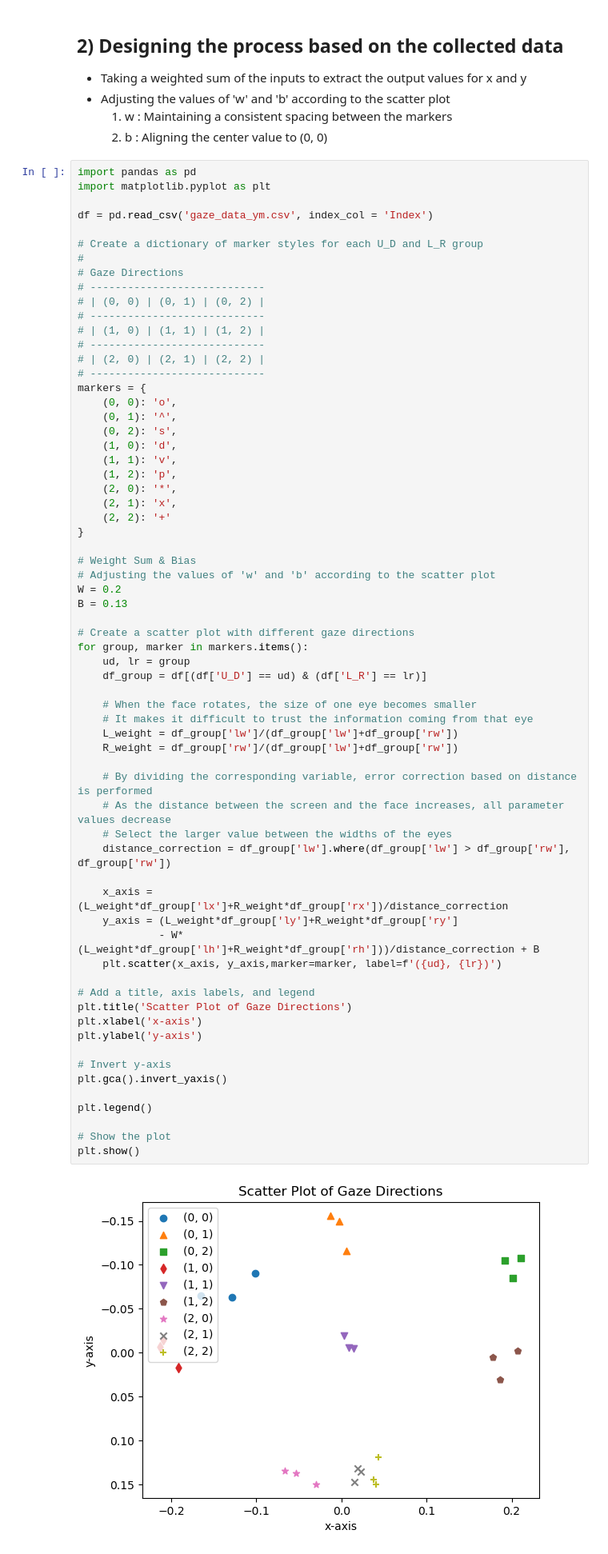
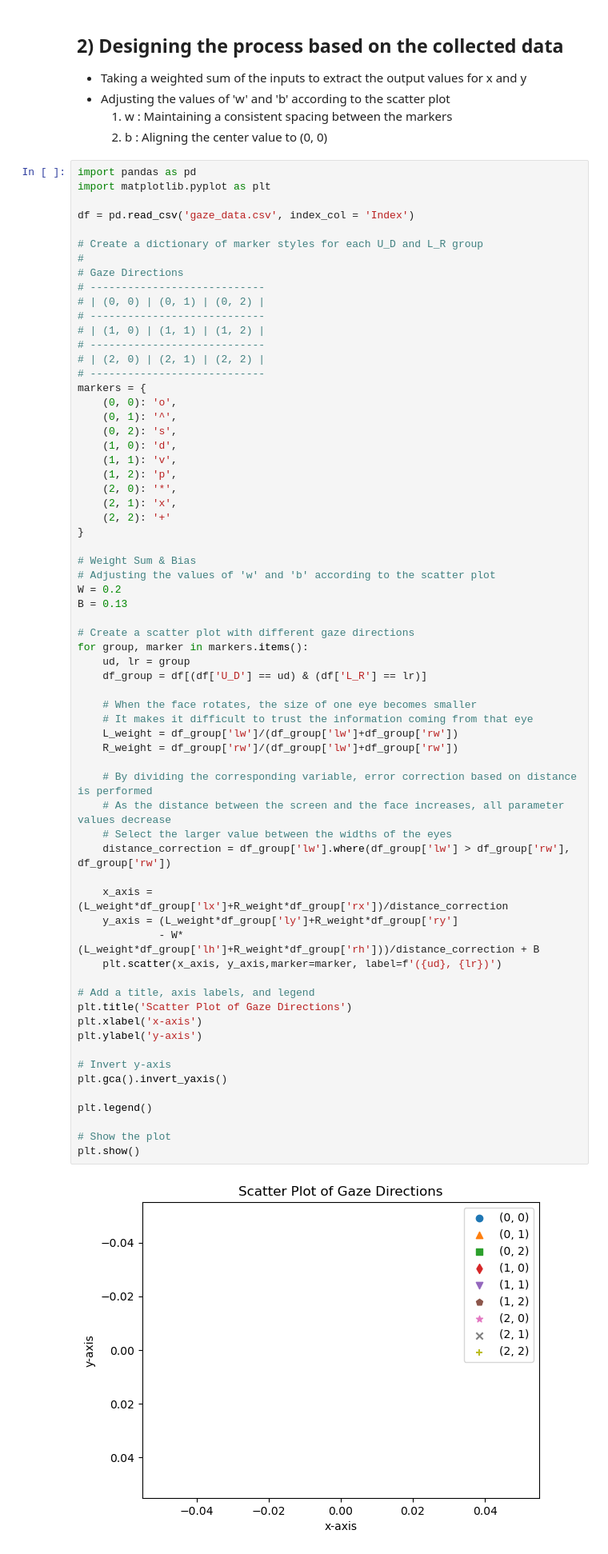
Before and after one commit to cvipym/gaze-estimation, a Jupyter notebook: 2. Data Analysis.ipynb, the cells around one changed output. Shown at 80% size. Drawn from its saved outputs; the diff is of its cells as text.

Commit message:
update 2. Data Analysis code

```diff
--- a/2. Data Analysis.ipynb
+++ b/2. Data Analysis.ipynb
@@ -116,7 +104,7 @@ df
 import pandas as pd
 import matplotlib.pyplot as plt
 
-df = pd.read_csv('gaze_data_ym.csv', index_col = 'Index')
+df = pd.read_csv('gaze_data.csv', index_col = 'Index')
 
 # Create a dictionary of marker styles for each U_D and L_R group
 #
@@ -151,31 +139,31 @@ for group, marker in markers.items():
     df_group = df[(df['U_D'] == ud) & (df['L_R'] == lr)]
 
     # When the face rotates, the size of one eye becomes smaller
     # It makes it difficult to trust the information coming from that eye
     L_weight = df_group['lw']/(df_group['lw']+df_group['rw'])
     R_weight = df_group['rw']/(df_group['lw']+df_group['rw'])
 
     # By dividing the corresponding variable, error correction based on distance is performed
     # As the distance between the screen and the face increases, all parameter values decrease
     # Select the larger value between the widths of the eyes
     distance_correction = df_group['lw'].where(df_group['lw'] > df_group['rw'], df_group['rw'])
 
     x_axis = (L_weight*df_group['lx']+R_weight*df_group['rx'])/distance_correction
     y_axis = (L_weight*df_group['ly']+R_weight*df_group['ry']
              - W*(L_weight*df_group['lh']+R_weight*df_group['rh']))/distance_correction + B
     plt.scatter(x_axis, y_axis,marker=marker, label=f'({ud}, {lr})')
 
 # Add a title, axis labels, and legend
 plt.title('Scatter Plot of Gaze Directions')
 plt.xlabel('x-axis')
 plt.ylabel('y-axis')
 
 # Invert y-axis
 plt.gca().invert_yaxis()
 
 plt.legend()
 
 # Show the plot
 plt.show()
 # %% [output]
-[figure, old version]
+[figure, new version]
```
Also changed, not shown: parts of 1 cell of this notebook.
